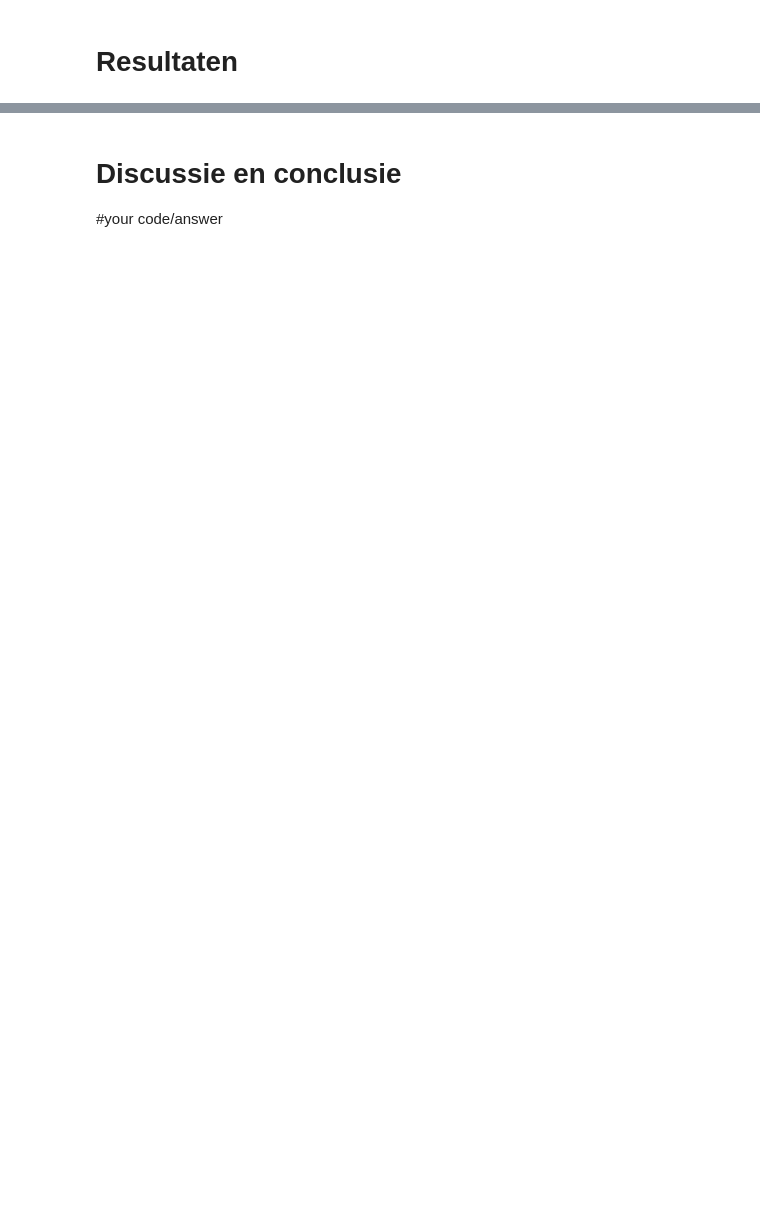
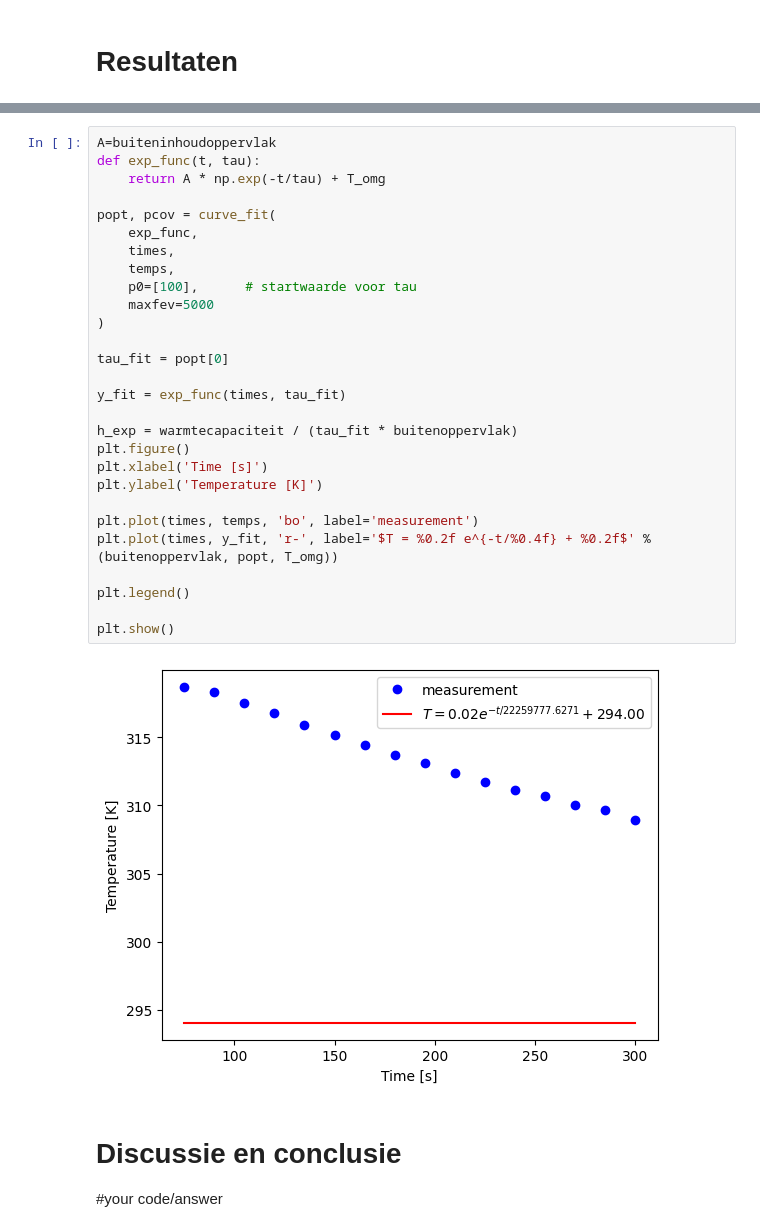
Before and after one commit to BobVill/32, a Jupyter notebook: Content/Labs/koelbuis.ipynb, the cells around one changed output, grey strips where cells are left out. Drawn from its saved outputs; the diff is of its cells as text; blank space fills up the shorter version.

```diff
--- a/Content/Labs/koelbuis.ipynb
+++ b/Content/Labs/koelbuis.ipynb
@@ -318,3 +338,33 @@ print(h_exp) # warmteoverdrachtscoëfficiënt in W/m^2 K
+# %%
+A=buiteninhoudoppervlak
+def exp_func(t, tau):
+    return A * np.exp(-t/tau) + T_omg
+
+popt, pcov = curve_fit(
+    exp_func,
+    times,
+    temps,
+    p0=[100],      # startwaarde voor tau
+    maxfev=5000
+)
+
+tau_fit = popt[0]
+
+y_fit = exp_func(times, tau_fit)
+
+h_exp = warmtecapaciteit / (tau_fit * buitenoppervlak)
+plt.figure()
+plt.xlabel('Time [s]')
+plt.ylabel('Temperature [K]')
+
+plt.plot(times, temps, 'bo', label='measurement')
+plt.plot(times, y_fit, 'r-', label='$T = %0.2f e^{-t/%0.4f} + %0.2f$' % (buitenoppervlak, popt, T_omg))
+
+plt.legend()
+
+plt.show()
+# %% [output]
+[figure, added]
 # %% [markdown]
 # Discussie en conclusie
 
```
Also changed, not shown: parts of 5 cells of this notebook, 1 other file.
